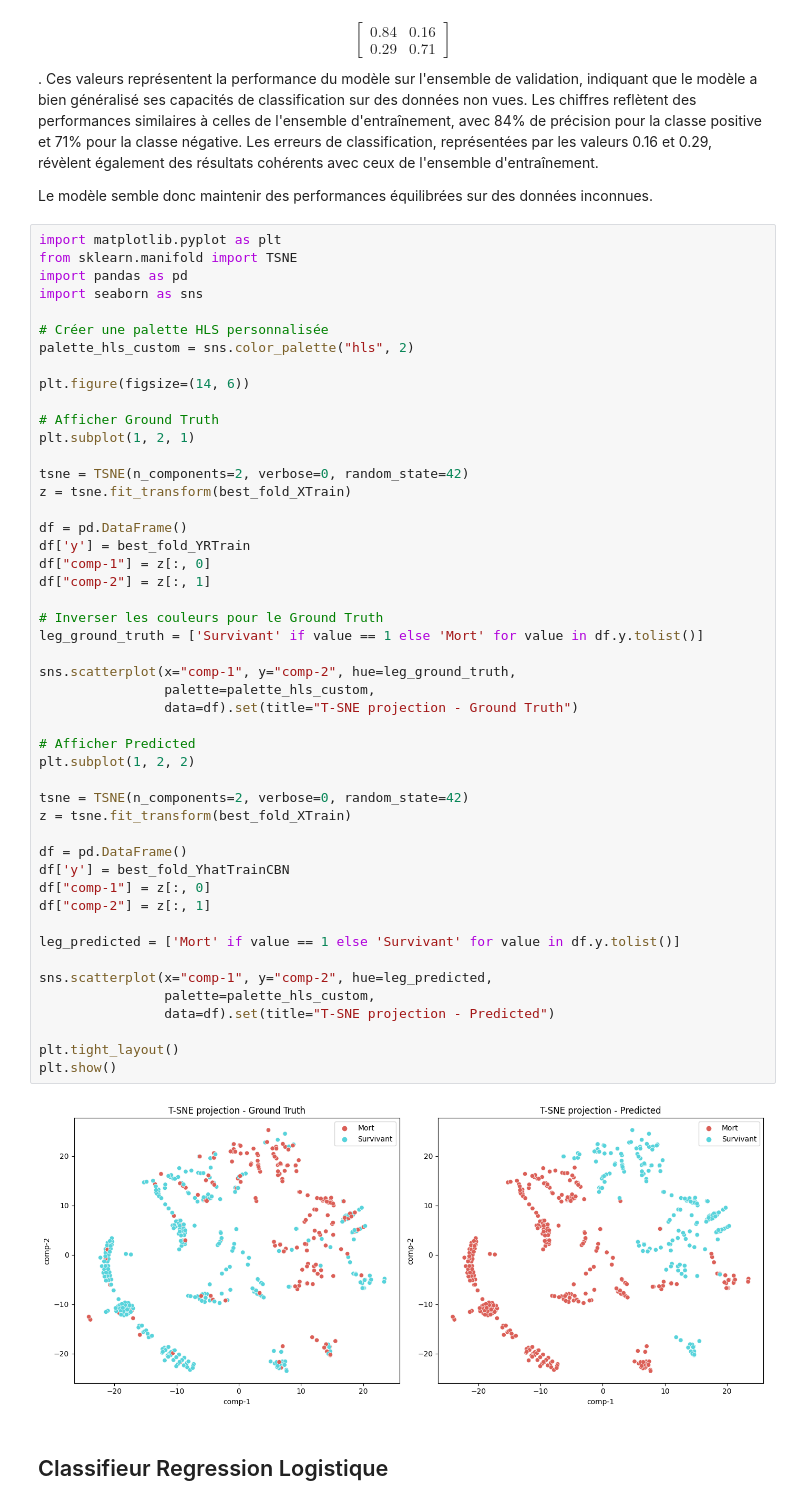
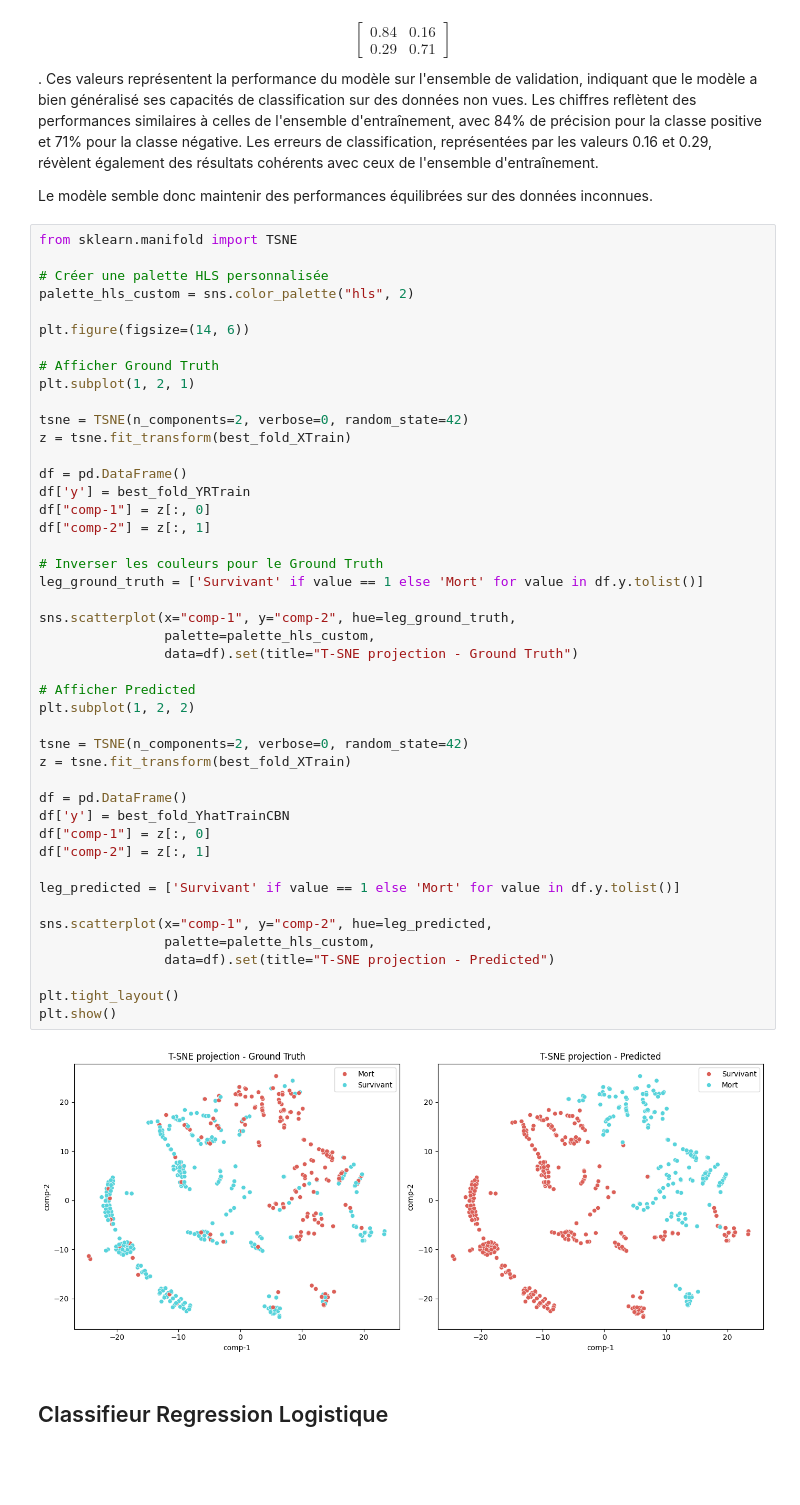
Before and after one commit to Str0mG/ML01-MachineLearning, a Jupyter notebook: Avant_rendu.ipynb, the cells around one changed output. Saved outputs shown, nothing was run; the diff lists cells and outputs as text; blank space fills up the shorter version.

```diff
--- a/Avant_rendu.ipynb
+++ b/Avant_rendu.ipynb
@@ -1029,10 +1029,7 @@ Ces valeurs représentent la performance du modèle sur l'ensemble de validation
 
 Le modèle semble donc maintenir des performances équilibrées sur des données inconnues.
 # %%
-import matplotlib.pyplot as plt
 from sklearn.manifold import TSNE
-import pandas as pd
-import seaborn as sns
 
 # Créer une palette HLS personnalisée
 palette_hls_custom = sns.color_palette("hls", 2)
@@ -1049,35 +1046,35 @@ df = pd.DataFrame()
 df['y'] = best_fold_YRTrain
 df["comp-1"] = z[:, 0]
 df["comp-2"] = z[:, 1]
 
 # Inverser les couleurs pour le Ground Truth
 leg_ground_truth = ['Survivant' if value == 1 else 'Mort' for value in df.y.tolist()]
 
 sns.scatterplot(x="comp-1", y="comp-2", hue=leg_ground_truth,
                 palette=palette_hls_custom,
                 data=df).set(title="T-SNE projection - Ground Truth")
 
 # Afficher Predicted
 plt.subplot(1, 2, 2)
 
 tsne = TSNE(n_components=2, verbose=0, random_state=42)
 z = tsne.fit_transform(best_fold_XTrain)
 
 df = pd.DataFrame()
 df['y'] = best_fold_YhatTrainCBN
 df["comp-1"] = z[:, 0]
 df["comp-2"] = z[:, 1]
 
-leg_predicted = ['Mort' if value == 1 else 'Survivant' for value in df.y.tolist()]
+leg_predicted = ['Survivant' if value == 1 else 'Mort' for value in df.y.tolist()]
 
 sns.scatterplot(x="comp-1", y="comp-2", hue=leg_predicted,
                 palette=palette_hls_custom,
                 data=df).set(title="T-SNE projection - Predicted")
 
 plt.tight_layout()
 plt.show()
 # %% [output]
-[figure, old version]
+[figure, new version]
 # %% [markdown]
 ## Classifieur Regression Logistique
 # %% [markdown]
```
Also changed, not shown: parts of 28 cells of this notebook.
